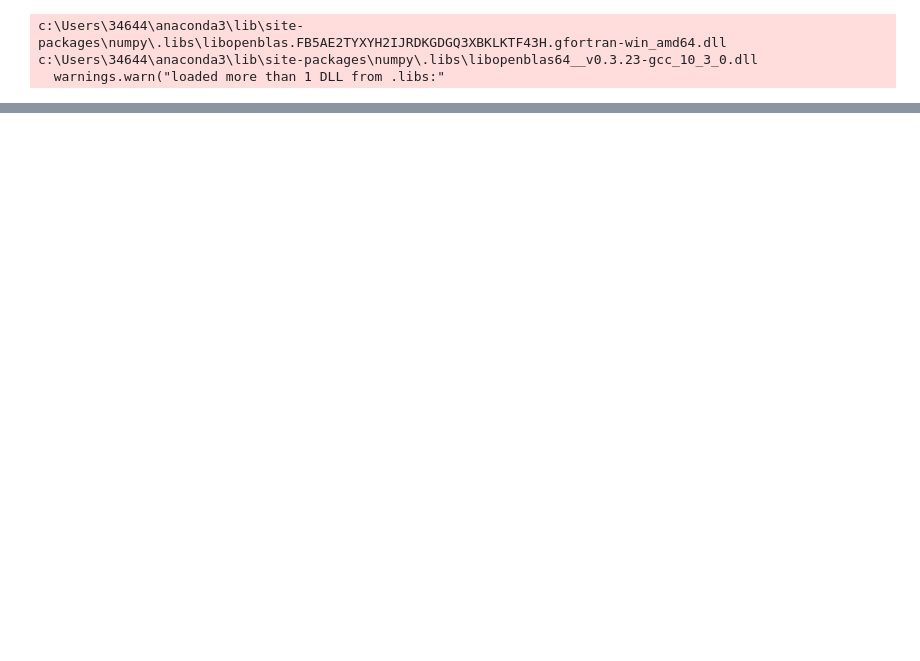
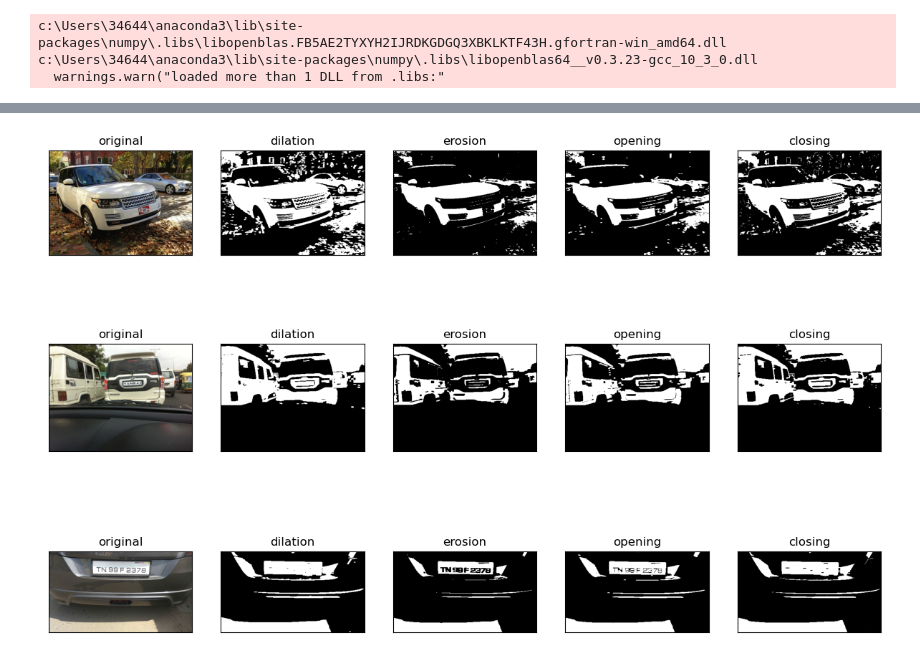
Before and after one commit to adriangar8/vision_learning_project1, a Jupyter notebook: project1/Test.ipynb, the cells around one changed output, grey strips where cells are left out. Cells and saved outputs as stored; diff of their text form; code cells hidden in the pictures; blank space fills up the shorter version.

```diff
--- a/project1/Test.ipynb
+++ b/project1/Test.ipynb
@@ -62,3 +61,0 @@ plot_car()
-# %%
-def mhorp_operations():
-    pass
@@ -64,0 +66,44 @@ def mhorp_operations():
+# %%
+def mhorp_operations(binary_image, method = 'dilation', image_path = None):
+    kernel = np.ones((2,5),np.uint8)
+
+    if method == 'original':
+        image = cv.imread(str(image_path))
+        image_rgb = cv.cvtColor(image, cv.COLOR_BGR2RGB)
+        return image_rgb
+
+    if method == 'dilation':
+        result = cv.dilate(binary_image, kernel, iterations = 1)
+
+    elif method == 'erosion':
+        result = cv.erode(binary_image, kernel, iterations = 1)
+
+    elif method == 'opening':
+        result = cv.morphologyEx(binary_image, cv.MORPH_OPEN, kernel)
+
+    elif method == 'closing':
+        result = cv.morphologyEx(binary_image, cv.MORPH_CLOSE, kernel)
+
+    return result
+# %%
+def plot_mhorp_methods():
+    plt.figure(figsize=(15, 10))   # (width, height)
+    methods = ['original', 'dilation', 'erosion', 'opening', 'closing']
+
+    for i in range(len(methods) * 3):
+        pos = i % len(methods)
+        if (pos == 0):
+            image_path = random.choice(INDIVIDUAL_IMG_PATHS)
+
+        binary_image = binary_methods(image_path, method = 'simple')
+        output = mhorp_operations(binary_image, method = methods[pos], image_path=image_path)
+        plt.subplot(3, len(methods), i+1)
+        plt.imshow(output, 'gray')
+        plt.title(methods[pos])
+        plt.xticks([]),plt.yticks([])
+
+    plt.show()
+# %%
+plot_mhorp_methods()
+# %% [output]
+[figure, added]
```
Also changed, not shown: parts of 4 cells of this notebook.
